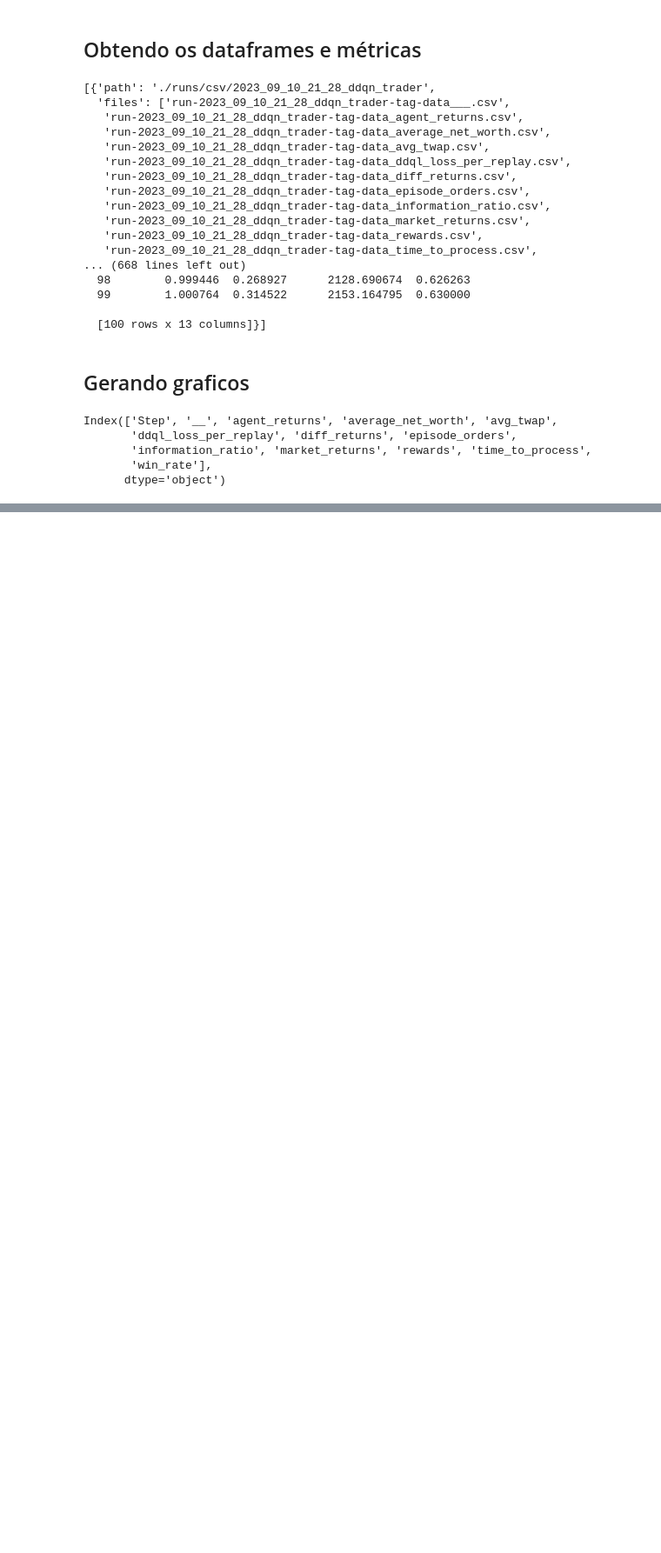
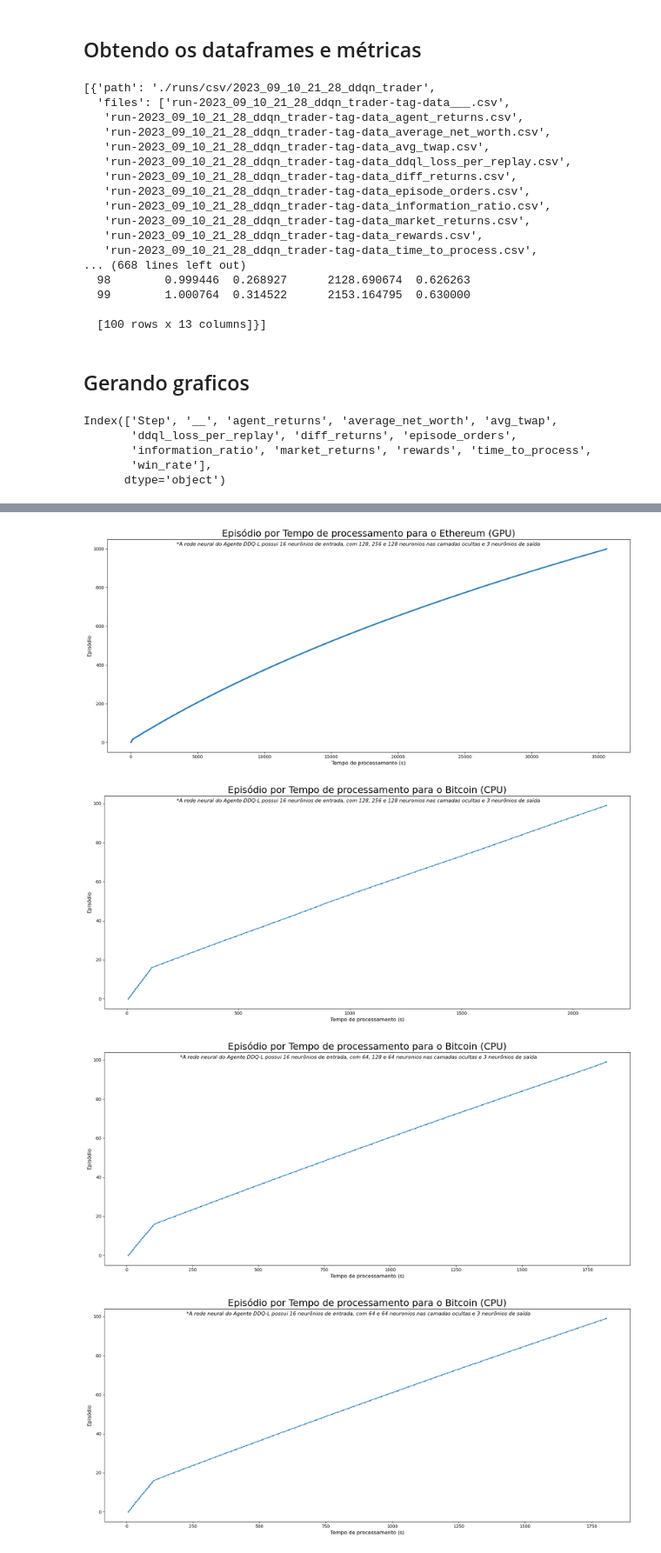
Before and after one commit to douglasnacl/master, a Jupyter notebook: build-table.ipynb, the cells around one changed output, grey strips where cells are left out. Shown at 87% size. Saved outputs shown, nothing was run; the diff lists cells and outputs as text; code cells hidden in the pictures; blank space fills up the shorter version.

```diff
--- a/build-table.ipynb
+++ b/build-table.ipynb
@@ -237 +311,12 @@ for directory in directories_dict:
+# %%
+
+plot_data(directories_dict[1], axis=('time_to_process', 'Step'), title='Close') # Piores
+plot_data(directories_dict[9], axis=('time_to_process', 'Step'), title='Close') # Piores
+    plt.figure(figsize=(10, 6))
+plot_data(directories_dict[5], axis=('time_to_process', 'Step'), title='Close') # Melhores
+# %% [output]
+[figure, added]
+[figure, added]
+[figure, added]
+[figure, added]
 # %%
```
Also changed, not shown: parts of 6 cells of this notebook, 1 other file.
